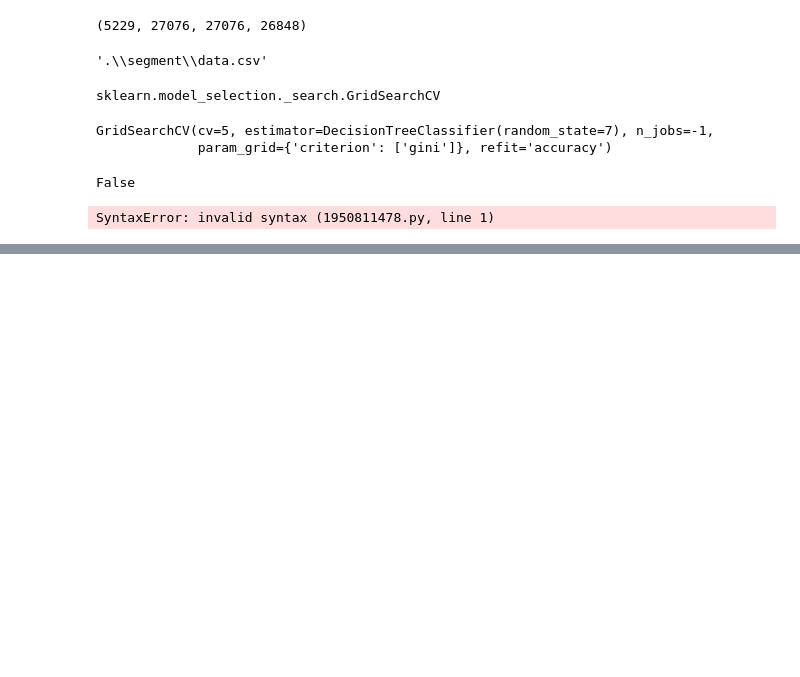
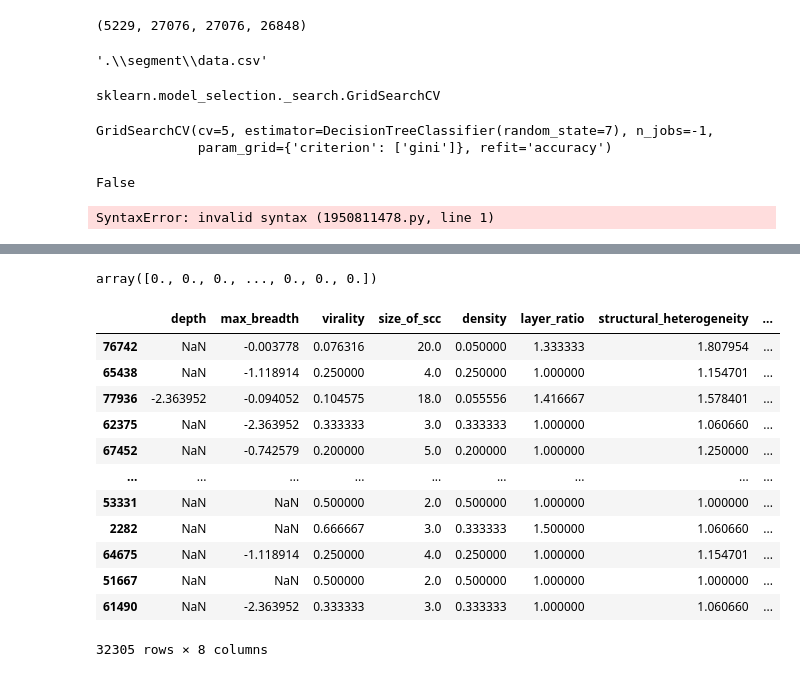
Before and after one commit to istiyaksiddiquee/thesis-work, a Jupyter notebook: RQ2/analysis.ipynb, the cells around one changed output, grey strips where cells are left out. Drawn from its saved outputs; the diff is of its cells as text; code cells hidden in the pictures; blank space fills up the shorter version.

```diff
--- a/RQ2/analysis.ipynb
+++ b/RQ2/analysis.ipynb
@@ -200,0 +274,35 @@ SyntaxError: invalid syntax (1950811478.py, line 1)
+# %%
+y_train_val.values
+# %% [output]
+array([0., 0., 0., ..., 0., 0., 0.])
+# %%
+import numpy as np
+import copy
+from sklearn.preprocessing import StandardScaler
+
+cd_first_quantile = np.quantile(X_train_val["characteristic_distance"], 0.25)
+cd_third_quantile = np.quantile(X_train_val["characteristic_distance"], 0.75)
+X_train_val["depth"] = np.log(X_train_val["depth"])
+X_train_val["max_breadth"] = np.log(X_train_val["max_breadth"])
+# normalized_df["size"] = np.log(normalized_df["size"])
+# normalized_df["strongly_cc"] = np.log(normalized_df["strongly_cc"])
+X_train_val["characteristic_distance"] = np.log(X_train_val["characteristic_distance"] + cd_first_quantile**2 / cd_third_quantile)
+
+# scaler = StandardScaler().set_output(transform="pandas")
+# scaled_X_train = scaler.fit_transform(X_train_val)
+# scaled_resampled_X_train, scaled_resampled_y_train = oversample_data(scaled_X_train.to_numpy(), y_train.to_numpy())
+X_train_val
+# %% [output]
+|  | depth | max_breadth | virality | size_of_scc | density | layer_ratio | structural_heterogeneity | ... |
+| 76742 | NaN | -0.003778 | 0.076316 | 20.0 | 0.050000 | 1.333333 | 1.807954 | ... |
+| 65438 | NaN | -1.118914 | 0.250000 | 4.0 | 0.250000 | 1.000000 | 1.154701 | ... |
+| 77936 | -2.363952 | -0.094052 | 0.104575 | 18.0 | 0.055556 | 1.416667 | 1.578401 | ... |
+| 62375 | NaN | -2.363952 | 0.333333 | 3.0 | 0.333333 | 1.000000 | 1.060660 | ... |
+| 67452 | NaN | -0.742579 | 0.200000 | 5.0 | 0.200000 | 1.000000 | 1.250000 | ... |
+| ... | ... | ... | ... | ... | ... | ... | ... | ... |
+| 53331 | NaN | NaN | 0.500000 | 2.0 | 0.500000 | 1.000000 | 1.000000 | ... |
+| 2282 | NaN | NaN | 0.666667 | 3.0 | 0.333333 | 1.500000 | 1.060660 | ... |
+| 64675 | NaN | -1.118914 | 0.250000 | 4.0 | 0.250000 | 1.000000 | 1.154701 | ... |
+| 51667 | NaN | NaN | 0.500000 | 2.0 | 0.500000 | 1.000000 | 1.000000 | ... |
+| 61490 | NaN | -2.363952 | 0.333333 | 3.0 | 0.333333 | 1.000000 | 1.060660 | ... |
+32305 rows × 8 columns
```
Also changed, not shown: parts of 2 cells of this notebook, 3 other files.
